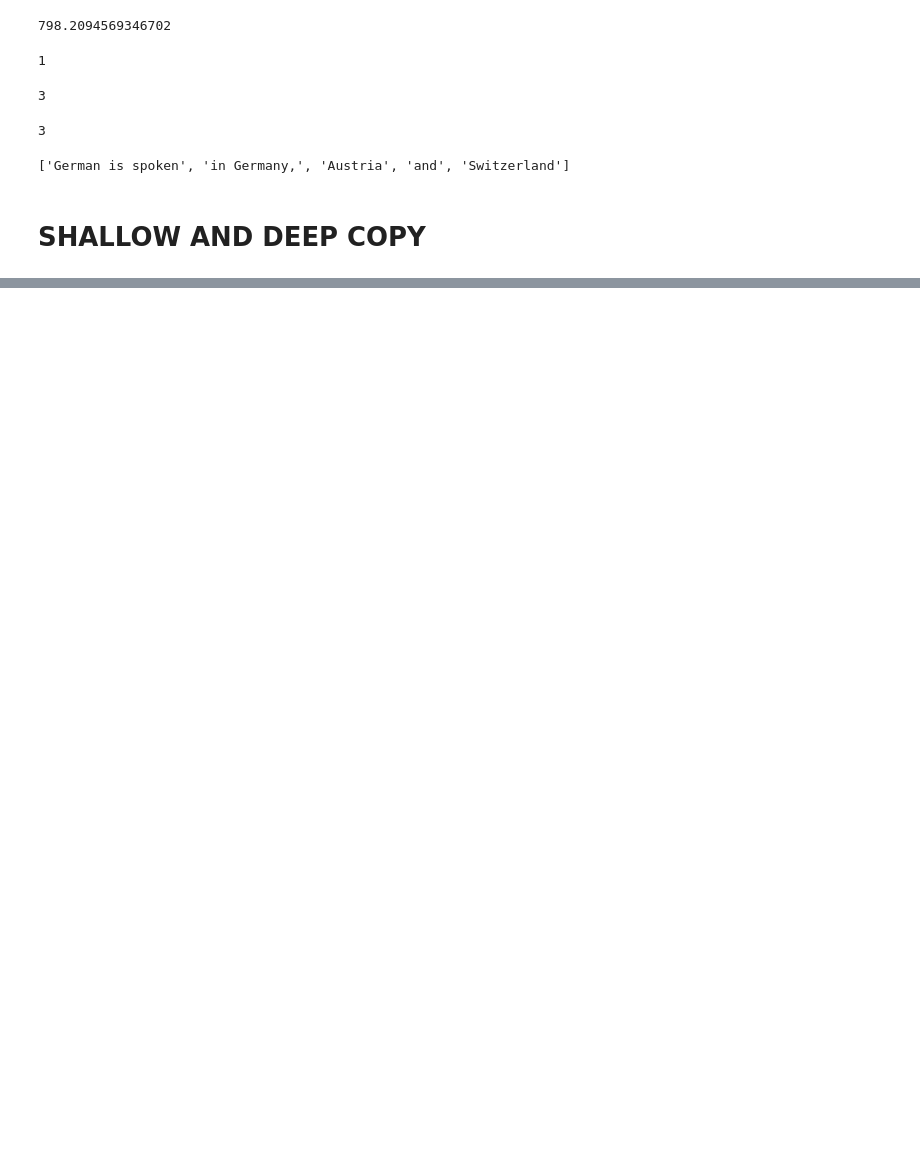
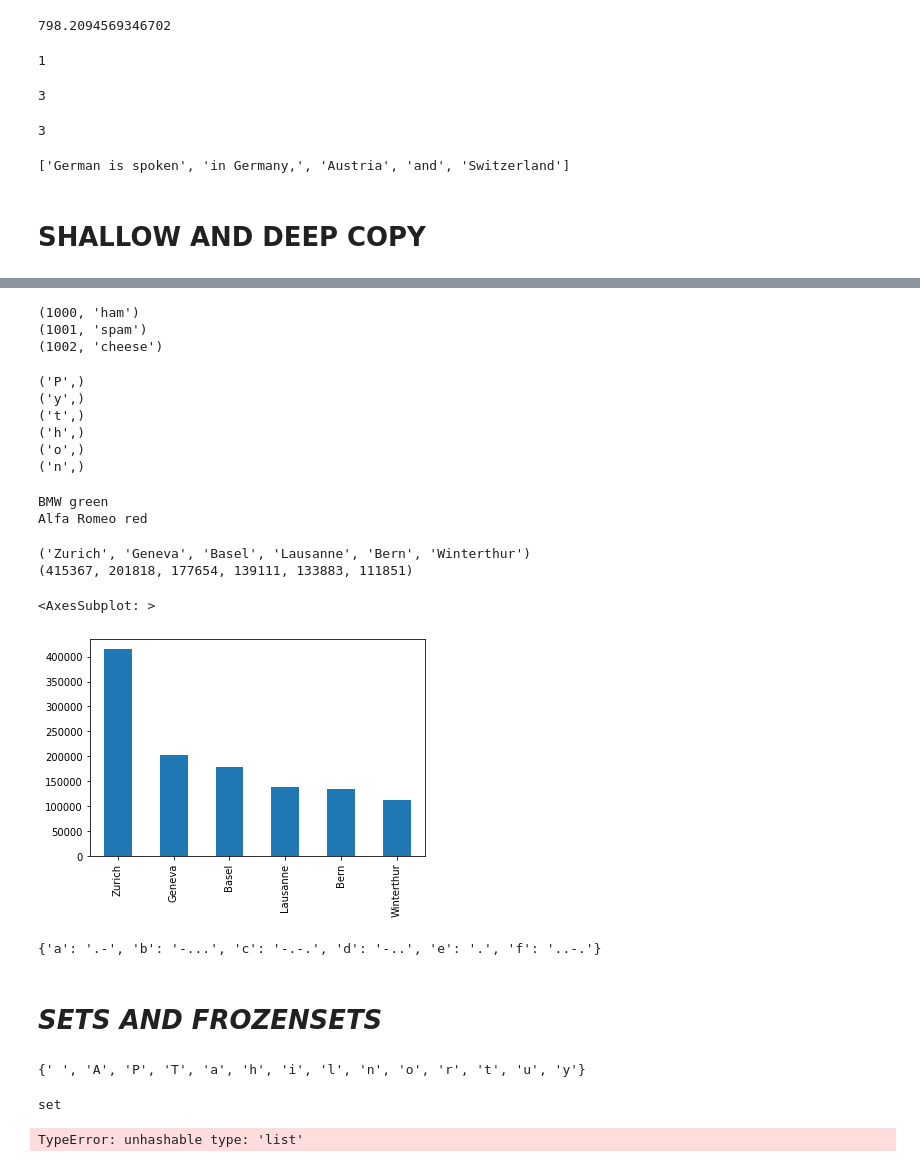
Before and after one commit to Kassaye52/kb_Python, a Jupyter notebook: bernd_klein_Python/bk_python_tutorial/python_tutorial.ipynb, the cells around one changed output, grey strips where cells are left out. Cells and saved outputs as stored; diff of their text form; code cells hidden in the pictures; blank space fills up the shorter version.

```diff
--- a/bernd_klein_Python/bk_python_tutorial/python_tutorial.ipynb
+++ b/bernd_klein_Python/bk_python_tutorial/python_tutorial.ipynb
@@ -273,0 +795,8 @@ print(lst)
+# %%
+food = ["ham", "spam", "cheese"]
+for i in zip(range(1000,1003), food):
+    print(i)
+# %% [output]
+(1000, 'ham')
+(1001, 'spam')
+(1002, 'cheese')
@@ -273,0 +806,65 @@ print(lst)
+# %%
+s = "Python"
+for t in zip(s):
+    print(t)
+# %% [output]
+('P',)
+('y',)
+('t',)
+('h',)
+('o',)
+('n',)
+# %%
+colors = ["green", "red", "blue"]
+cars = ["BMW", "Alfa Romeo"]
+
+for car, color in zip(cars, colors):
+    print(car, color)
+# %% [output]
+BMW green
+Alfa Romeo red
+# %%
+cities_and_population = [("Zurich", 415367),
+        ("Geneva", 201818),
+        ("Basel", 177654),
+        ("Lausanne", 139111),
+        ("Bern", 133883),
+        ("Winterthur", 111851)]
+
+cities, populations = list(zip(*cities_and_population))
+print(cities)
+print(populations)
+# %% [output]
+('Zurich', 'Geneva', 'Basel', 'Lausanne', 'Bern', 'Winterthur')
+(415367, 201818, 177654, 139111, 133883, 111851)
+# %%
+import pandas as pd
+s = pd.Series(populations, index=cities)
+s.plot(kind="bar")
+# %% [output]
+<AxesSubplot: >
+[figure, added]
+# %%
+# CONVERTING TWO ITERABLES INTO A DICTIONARY
+abc = "abcdef"
+morse_chars = [".-", "-...", "-.-.", "-..", ".", "..-."]
+text2morse = dict(zip(abc, morse_chars))
+print(text2morse)
+# %% [output]
+{'a': '.-', 'b': '-...', 'c': '-.-.', 'd': '-..', 'e': '.', 'f': '..-.'}
+# %% [markdown]
+# ***SETS AND FROZENSETS***
+# %%
+x = set("A Python Tutorial")
+x
+# %% [output]
+{' ', 'A', 'P', 'T', 'a', 'h', 'i', 'l', 'n', 'o', 'r', 't', 'u', 'y'}
+# %%
+type(x)
+# %% [output]
+set
+# %%
+cities = set((["Python","Perl"], ["Paris", "Berlin", "London"]))
+cities
+# %% [output]
+TypeError: unhashable type: 'list'
```
Also changed, not shown: parts of 78 cells of this notebook, 1 other file.
